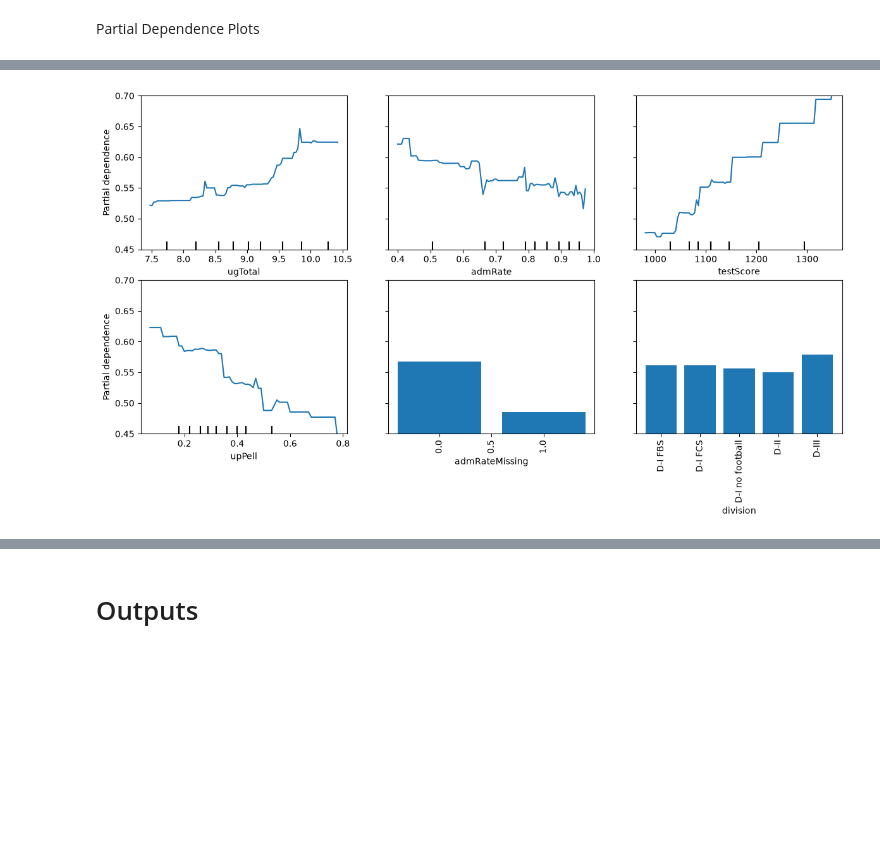
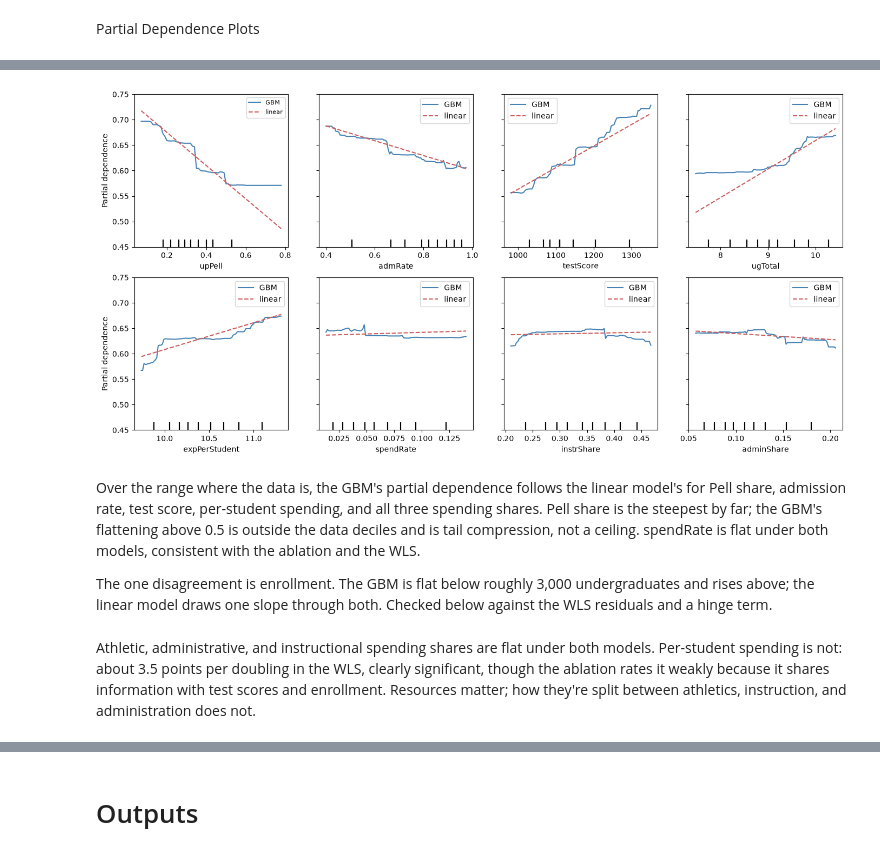
Before and after one commit to Valen0604/Valen0604.github.io, a Jupyter notebook: athletic-spending-outcomes/Python_Extension/main.ipynb, the cells around one changed output, grey strips where cells are left out. Cells and saved outputs as stored; diff of their text form; code cells hidden in the pictures; blank space fills up the shorter version.

```diff
--- a/athletic-spending-outcomes/Python_Extension/main.ipynb
+++ b/athletic-spending-outcomes/Python_Extension/main.ipynb
@@ -325,4 +426,0 @@ About 9 of the 14 encoded features are enough, the last 5 add nothing measurable
-# %%
-GBModel2 = Pipeline([("prep", preprocess), ("featureSelec", RFE(estimator= GradientBoostingRegressor(random_state=42), n_features_to_select=1)),
-                    ("model", GradientBoostingRegressor(random_state=42))])
-GBModel2.fit(X_train, y_train, model__sample_weight=w_train)
@@ -466,14 +547,11 @@ Final model: drop the spending block and testScoreMissing, refit on train, score
 # %%
-dropList = ["spendRate", "expPerStudent", "instrShare", "adminShare", "testScoreMissing"]
-
-finalModel = makePipeline(dropList)
-finalModel = finalModel.fit(X_train.drop(columns=dropList), y_train, model__sample_weight = w_train)
-
-y_pred = finalModel.predict(X_test.drop(columns=dropList))
-
-r2 = r2_score(y_test, y_pred)
-print(r2)
-
-rmse = root_mean_squared_error(y_test, y_pred)
-print(rmse)
+testResults = {}
+for name in ["linear", "gbm"]:
+    m = pipes[name].fit(X_train, y_train, sample_weight=w_train)
+    p = m.predict(X_test)
+    testResults[name] = {
+        "rmse": root_mean_squared_error(y_test, p, sample_weight=w_test),
+        "r2":   r2_score(y_test, p, sample_weight=w_test),
+    }
+print(pd.DataFrame(testResults).T.round(3))
 # %% [output]
@@ -501,12 +586,23 @@ Partial dependence: average predicted grad rate as one feature is moved across i
 # %%
-X_pd = X_train.drop(columns=dropList)
-X_pd = X_pd.fillna(X_pd.median(numeric_only=True))
+X_pd = X_train.fillna(X_train.median(numeric_only=True))
+numFeats = ["upPell", "admRate", "testScore", "ugTotal", "expPerStudent", "spendRate", "instrShare", "adminShare"]
 
-figPdpFinal, axes = plt.subplots(figsize=(12, 7))
-PartialDependenceDisplay.from_estimator(finalModel, X_pd, features=list(X_pd.columns),
-                                        categorical_features=["division", "admRateMissing"],
-                                        kind="average", n_cols=3, ax=axes)
-for a in figPdpFinal.axes: a.set_ylim(0.45, 0.70)
+figPdp, ax = plt.subplots(figsize=(14, 7))
+disp = PartialDependenceDisplay.from_estimator(
+    pipes["gbm"], X_pd, features=numFeats, kind="average", n_cols=4,
+    sample_weight=w_train, ax=ax, line_kw={"color": "steelblue", "label": "GBM"})
+PartialDependenceDisplay.from_estimator(
+    pipes["linear"], X_pd, features=numFeats, kind="average",
+    sample_weight=w_train, ax=disp.axes_, line_kw={"color": "indianred", "ls": "--", "label": "linear"})
+
+for a in figPdp.axes: a.set_ylim(0.45, 0.75)
+disp.axes_[0, 0].legend(loc="upper right", fontsize=8)
 plt.tight_layout(); plt.show()
 # %% [output]
-[figure, old version]
+[figure, new version]
+# %% [markdown]
+Over the range where the data is, the GBM's partial dependence follows the linear model's for Pell share, admission rate, test score, per-student spending, and all three spending shares. Pell share is the steepest by far; the GBM's flattening above 0.5 is outside the data deciles and is tail compression, not a ceiling. spendRate is flat under both models, consistent with the ablation and the WLS.
+
+The one disagreement is enrollment. The GBM is flat below roughly 3,000 undergraduates and rises above; the linear model draws one slope through both. Checked below against the WLS residuals and a hinge term.
+# %% [markdown]
+Athletic, administrative, and instructional spending shares are flat under both models. Per-student spending is not: about 3.5 points per doubling in the WLS, clearly significant, though the ablation rates it weakly because it shares information with test scores and enrollment. Resources matter; how they're split between athletics, instruction, and administration does not.
```
Also changed, not shown: parts of 46 cells of this notebook, 2 other files.
